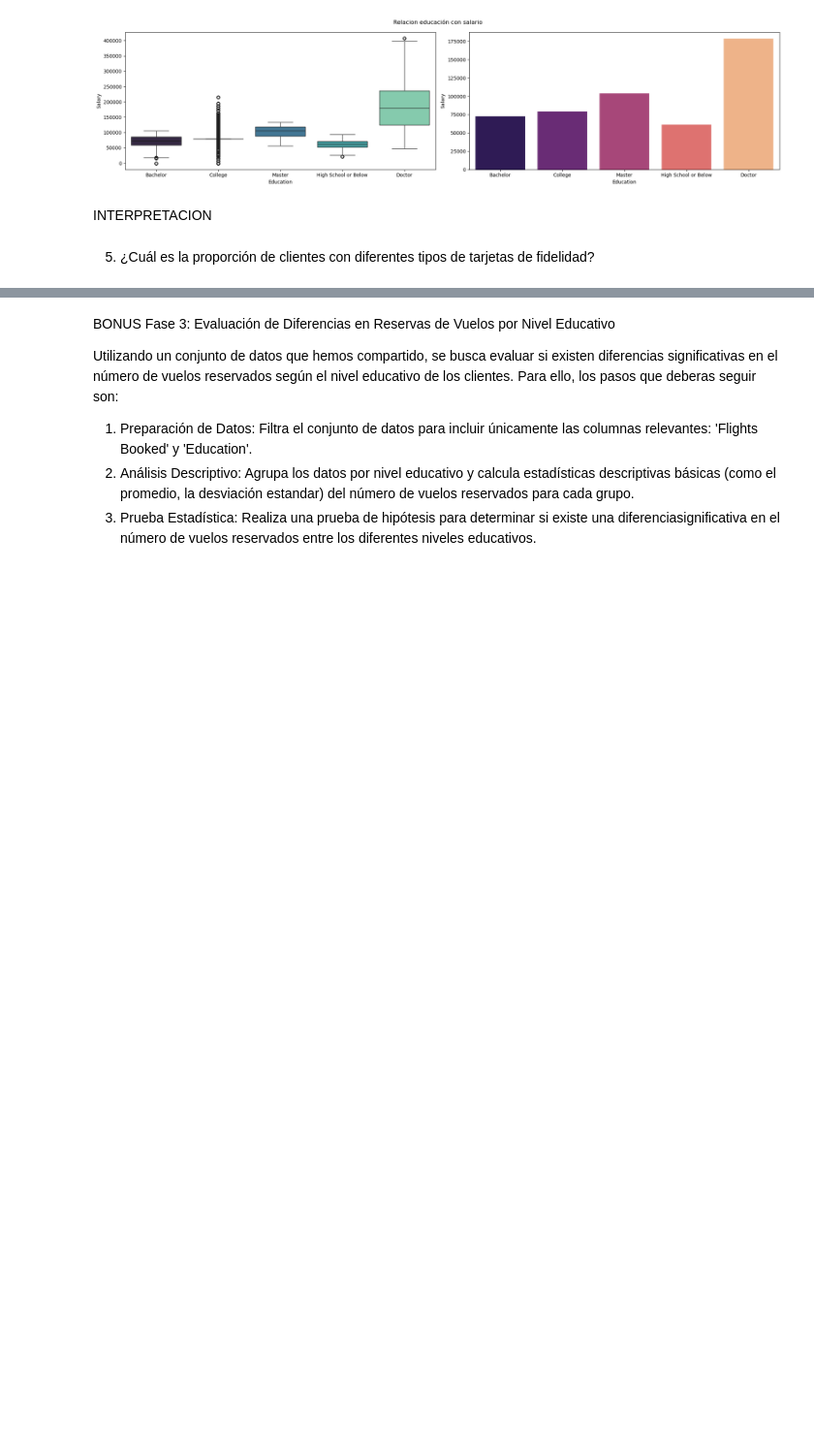
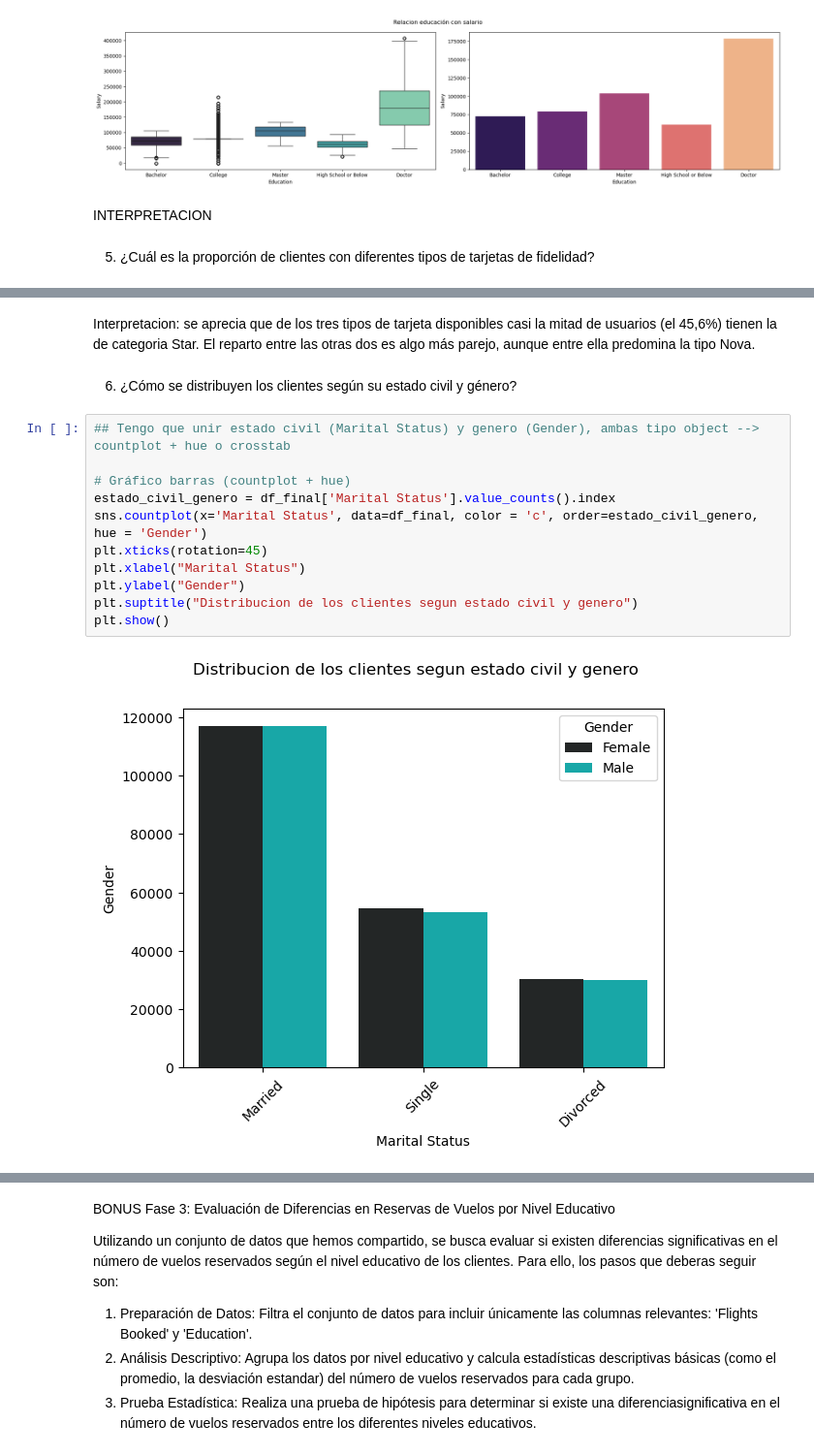
Before and after one commit to Adalab/bda-modulo-3-evaluacion-final-23lau, a Jupyter notebook: Evaluacion_modulo3.ipynb, the cells around one changed output, grey strips where cells are left out. Shown at 97% size. Drawn from its saved outputs; the diff is of its cells as text; blank space fills up the shorter version.

Commit message:
ultimas interpretaciones

```diff
--- a/Evaluacion_modulo3.ipynb
+++ b/Evaluacion_modulo3.ipynb
@@ -1247,0 +1286,17 @@ INTERPRETACION
+# %% [markdown]
+Interpretacion: se aprecia que de los tres tipos de tarjeta disponibles casi la mitad de usuarios (el 45,6%) tienen la de categoria Star. El reparto entre las otras dos es algo más parejo, aunque entre ella predomina la tipo Nova.
+# %% [markdown]
+6.  ¿Cómo se distribuyen los clientes según su estado civil y género?
+# %%
+## Tengo que unir estado civil (Marital Status) y genero (Gender), ambas tipo object --> countplot + hue o crosstab
+
+# Gráfico barras (countplot + hue)
+estado_civil_genero = df_final['Marital Status'].value_counts().index
+sns.countplot(x='Marital Status', data=df_final, color = 'c', order=estado_civil_genero, hue = 'Gender')
+plt.xticks(rotation=45)
+plt.xlabel("Marital Status")
+plt.ylabel("Gender")
+plt.suptitle("Distribucion de los clientes segun estado civil y genero")
+plt.show()
+# %% [output]
+[figure, added]
```
Also changed, not shown: parts of 26 cells of this notebook.
